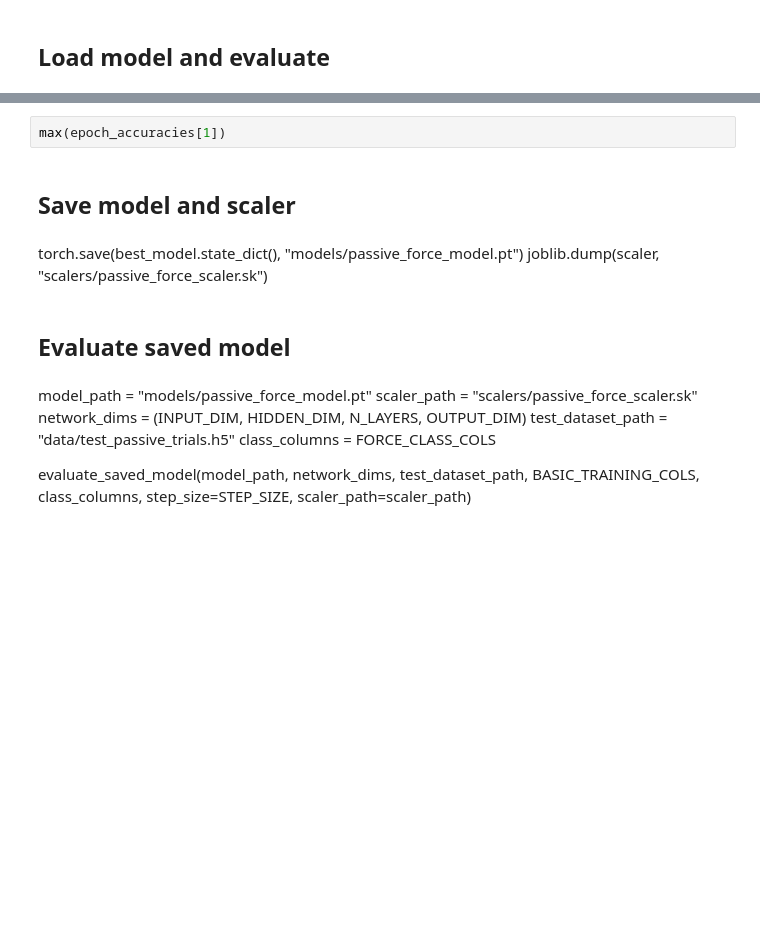
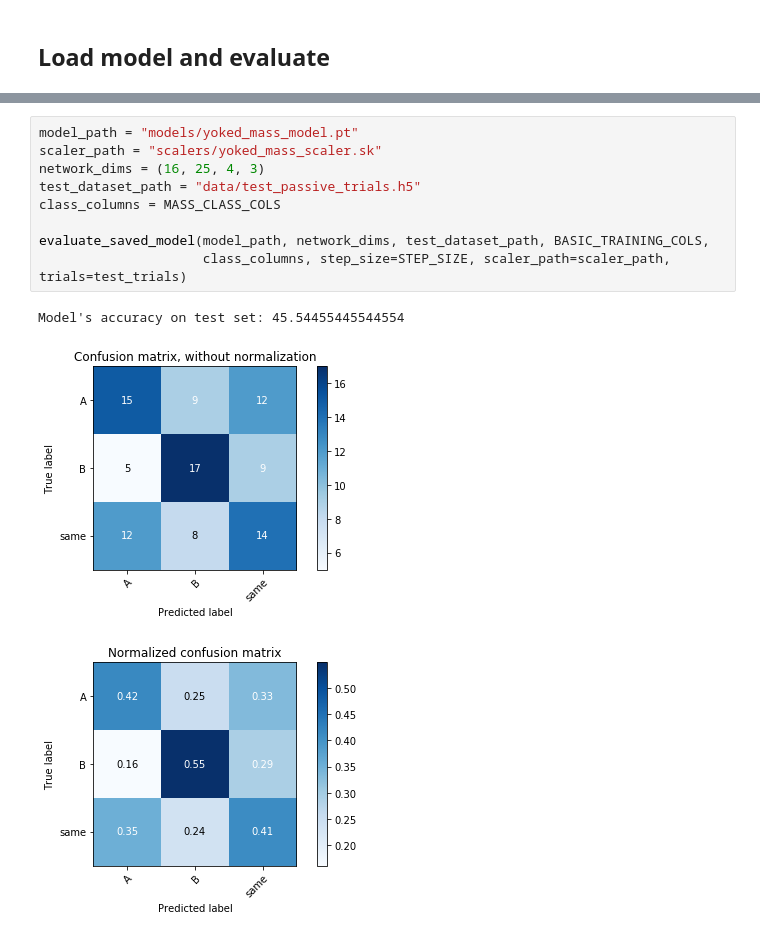
Before and after one commit to iamhectorotero/learning-physical-properties-with-rnns, a Jupyter notebook: 4. Yoked Training loop.ipynb, the cells around one changed output, grey strips where cells are left out. Drawn from its saved outputs; the diff is of its cells as text; blank space fills up the shorter version.

```diff
--- a/4. Yoked Training loop.ipynb
+++ b/4. Yoked Training loop.ipynb
@@ -146,18 +231,13 @@ plt.show()
-# %%
-max(epoch_accuracies[1])
-# %% [markdown]
-## Save model and scaler
-# %% [markdown]
-torch.save(best_model.state_dict(), "models/passive_force_model.pt")
-joblib.dump(scaler, "scalers/passive_force_scaler.sk")
-# %% [markdown]
-## Evaluate saved model
-# %% [markdown]
-model_path = "models/passive_force_model.pt"
-scaler_path = "scalers/passive_force_scaler.sk"
-network_dims = (INPUT_DIM, HIDDEN_DIM, N_LAYERS, OUTPUT_DIM)
-test_dataset_path = "data/test_passive_trials.h5"
-class_columns = FORCE_CLASS_COLS
-
-evaluate_saved_model(model_path, network_dims, test_dataset_path, BASIC_TRAINING_COLS,
-                     class_columns, step_size=STEP_SIZE, scaler_path=scaler_path)
+# %%
+model_path = "models/yoked_mass_model.pt"
+scaler_path = "scalers/yoked_mass_scaler.sk"
+network_dims = (16, 25, 4, 3)
+test_dataset_path = "data/test_passive_trials.h5"
+class_columns = MASS_CLASS_COLS
+
+evaluate_saved_model(model_path, network_dims, test_dataset_path, BASIC_TRAINING_COLS,
+                     class_columns, step_size=STEP_SIZE, scaler_path=scaler_path, trials=test_trials)
+# %% [output]
+Model's accuracy on test set: 45.54455445544554
+[figure, added]
+[figure, added]
```
Also changed, not shown: parts of 56 cells of this notebook, 4 other files.
